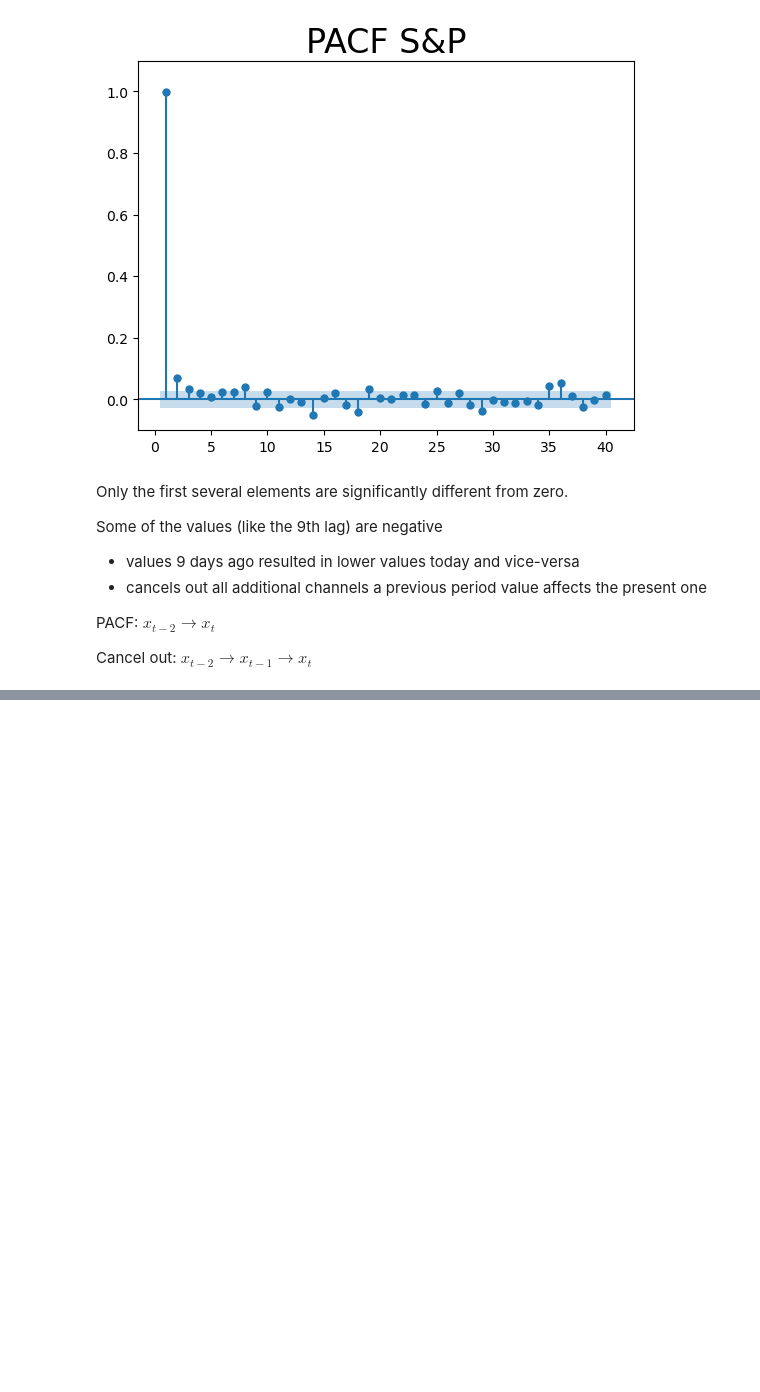
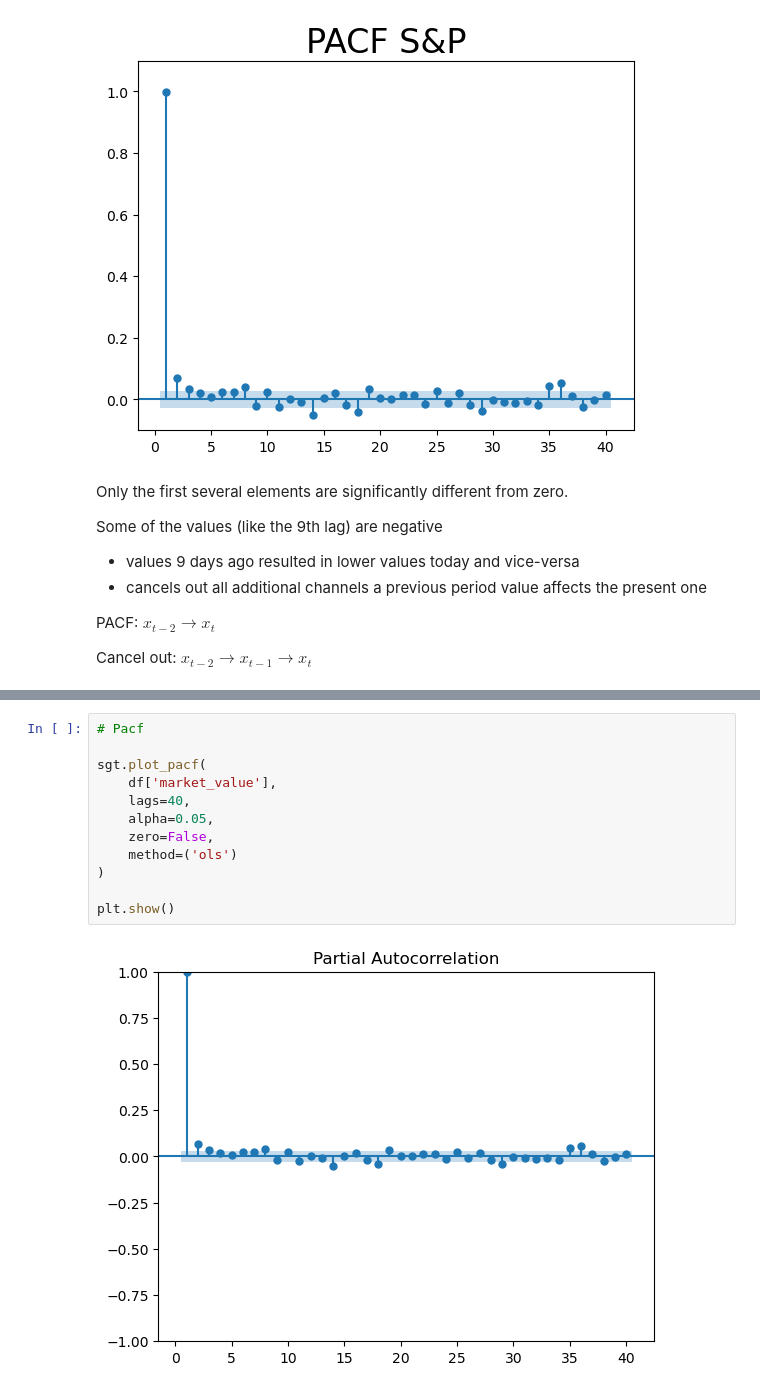
Before and after one commit to cshawnkeech/time_series_analysis_udemy, a Jupyter notebook: notebooks/03_loading_the_data.ipynb, the cells around one changed output, grey strips where cells are left out. Cells and saved outputs as stored; diff of their text form; blank space fills up the shorter version.

```diff
--- a/notebooks/03_loading_the_data.ipynb
+++ b/notebooks/03_loading_the_data.ipynb
@@ -875,0 +1023,14 @@ Cancel out: $x_{t-2} \rightarrow x_{t-1} \rightarrow x_t$
+# %%
+# Pacf
+
+sgt.plot_pacf(
+    df['market_value'],
+    lags=40,
+    alpha=0.05,
+    zero=False,
+    method=('ols')
+)
+
+plt.show()
+# %% [output]
+[figure, added]
```
Also changed, not shown: parts of 32 cells of this notebook, 4 other files.
